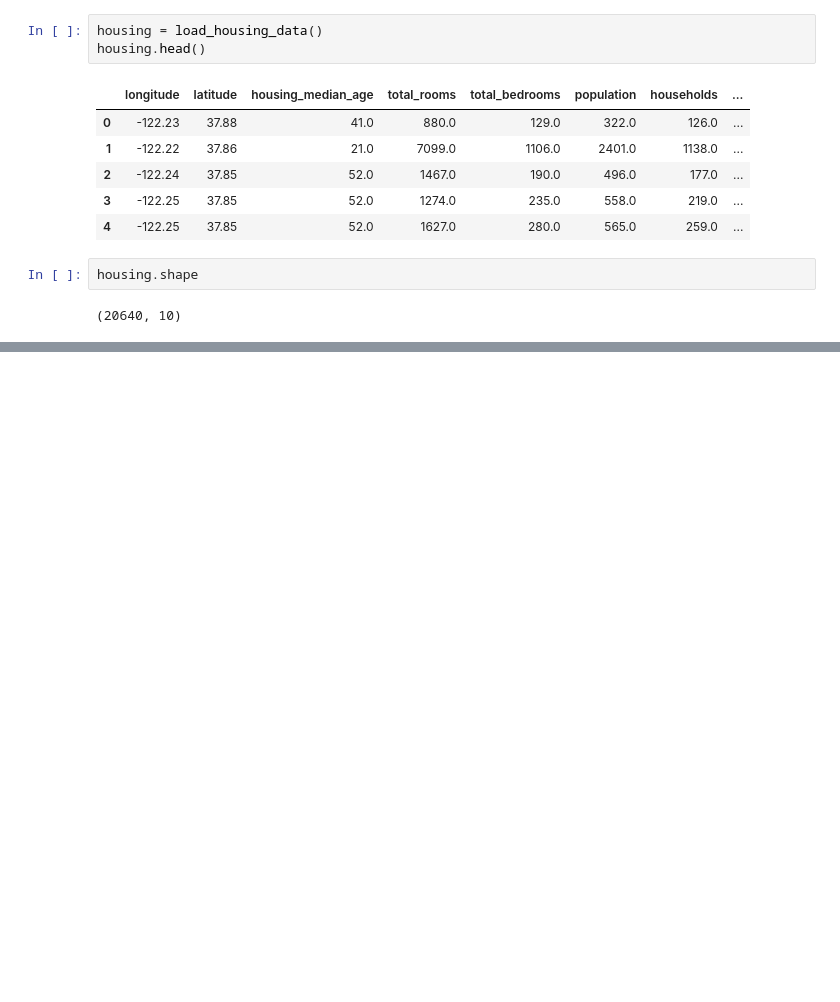
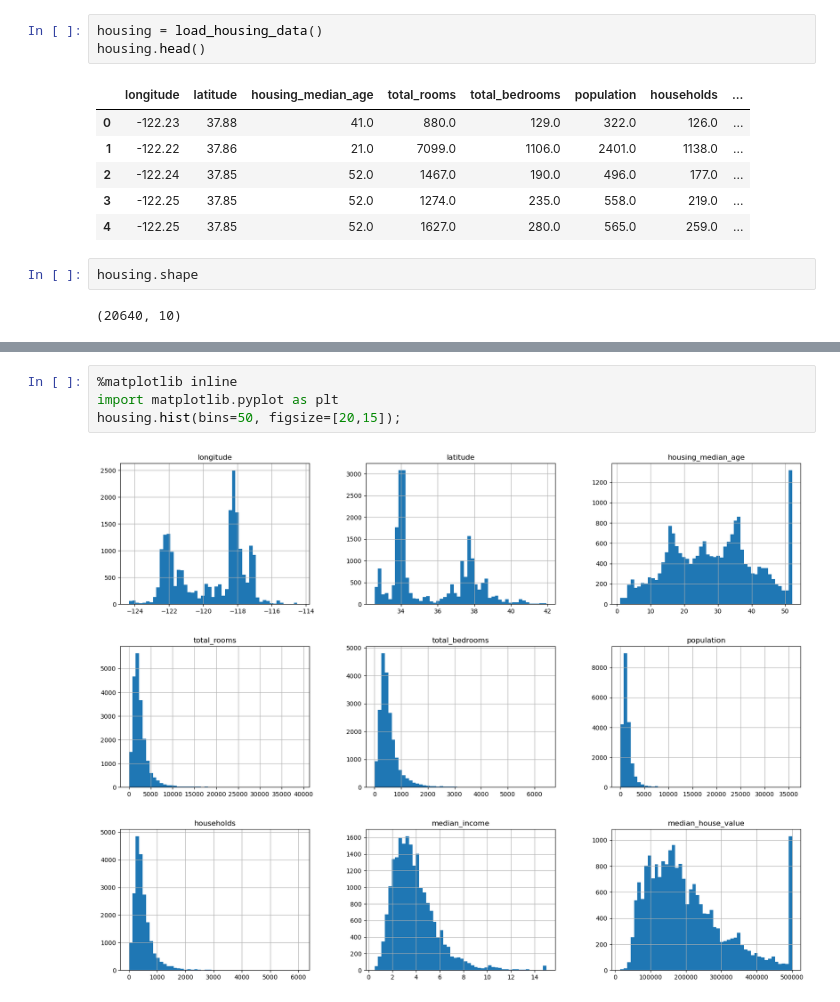
Before and after one commit to Oluwajuwon-O/study_notebooks, a Jupyter notebook: End-to-End Machine Learning.ipynb, the cells around one changed output, grey strips where cells are left out. Drawn from its saved outputs; the diff is of its cells as text; blank space fills up the shorter version.

```diff
--- a/End-to-End Machine Learning.ipynb
+++ b/End-to-End Machine Learning.ipynb
@@ -38,0 +80,6 @@ housing.shape
+# %%
+%matplotlib inline
+import matplotlib.pyplot as plt
+housing.hist(bins=50, figsize=[20,15]);
+# %% [output]
+[figure, added]
```
Also changed, not shown: parts of 3 cells of this notebook.
